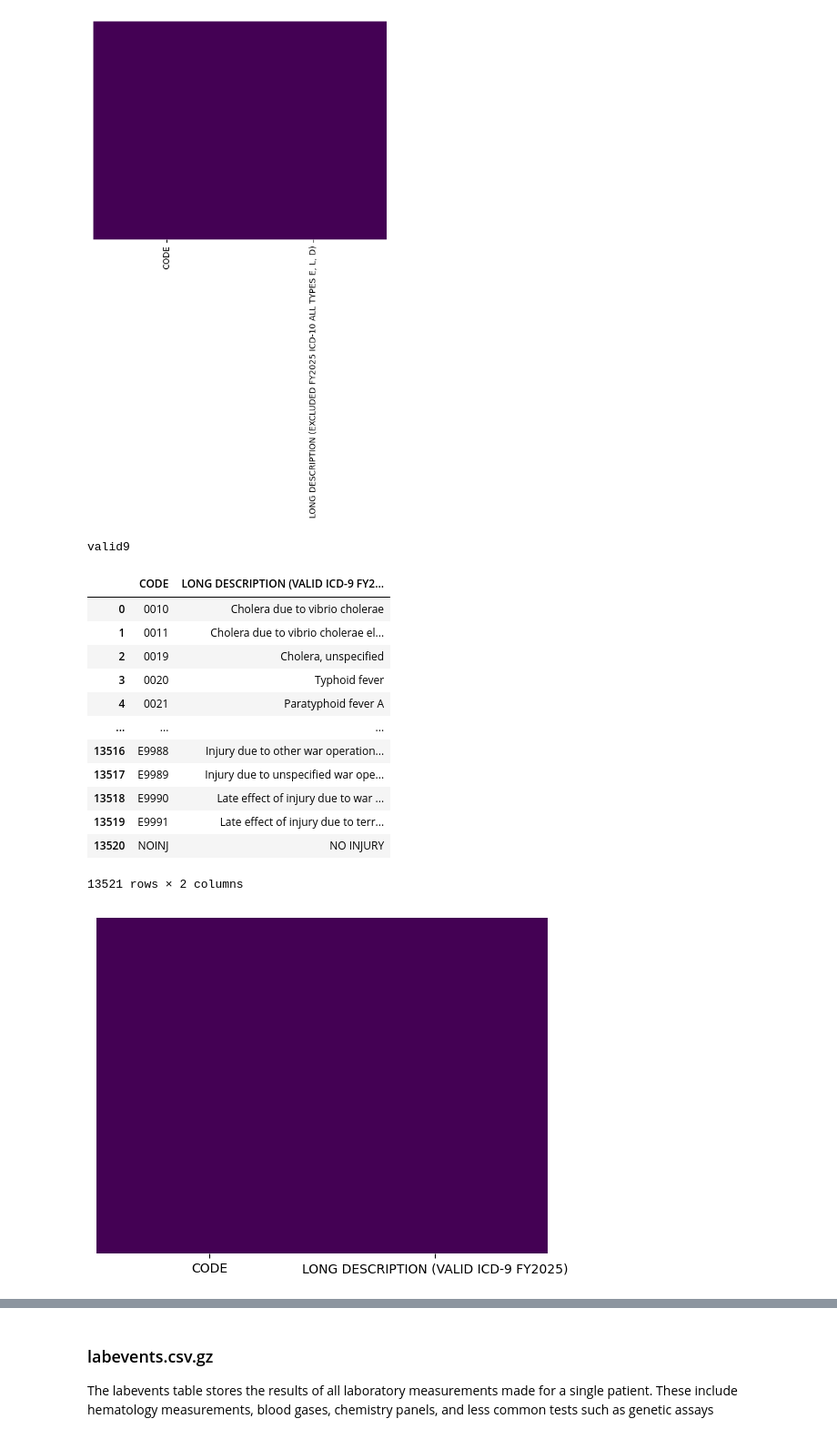
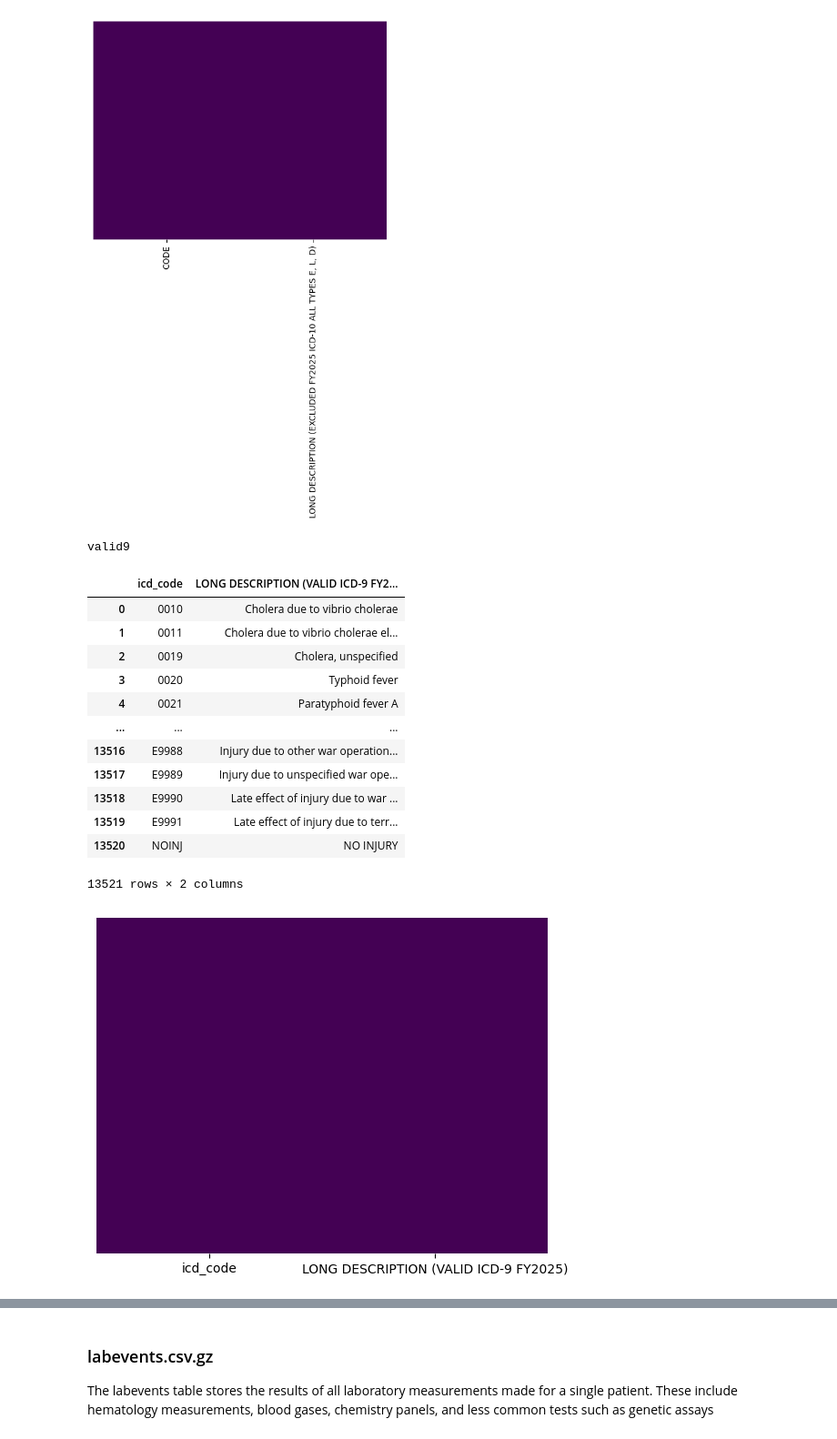
Before and after one commit to CatarinaCosta02/Master_Thesis, a Jupyter notebook: profiling/diagnosis.ipynb, the cells around one changed output, grey strips where cells are left out. Shown at 91% size. Cells and saved outputs as stored; diff of their text form; code cells hidden in the pictures.

```diff
--- a/profiling/diagnosis.ipynb
+++ b/profiling/diagnosis.ipynb
@@ -360,30 +361,33 @@ excluded10
 # %%
 print("valid9")
 #display(valid9)
+valid9 = valid9.rename(columns={"CODE": "icd_code"})
+
+
 sns.heatmap(
     valid9.isnull(),
     yticklabels=False,
     cbar=False,
     cmap='viridis'
 )
 
 #valid9 = valid9.drop(['NF EXCL'], axis=1)
 display(valid9)
 # %% [output]
 valid9
-|  | CODE | LONG DESCRIPTION (VALID ICD-9 FY2... |
+|  | icd_code | LONG DESCRIPTION (VALID ICD-9 FY2... |
 | 0 | 0010 | Cholera due to vibrio cholerae |
 | 1 | 0011 | Cholera due to vibrio cholerae el... |
 | 2 | 0019 | Cholera, unspecified |
 | 3 | 0020 | Typhoid fever |
 | 4 | 0021 | Paratyphoid fever A |
 | ... | ... | ... |
 | 13516 | E9988 | Injury due to other war operation... |
 | 13517 | E9989 | Injury due to unspecified war ope... |
 | 13518 | E9990 | Late effect of injury due to war ... |
 | 13519 | E9991 | Late effect of injury due to terr... |
 | 13520 | NOINJ | NO INJURY |
 13521 rows × 2 columns
-[figure, old version]
+[figure, new version]
 # %%
 print("valid10")
```
Also changed, not shown: parts of 13 cells of this notebook.
